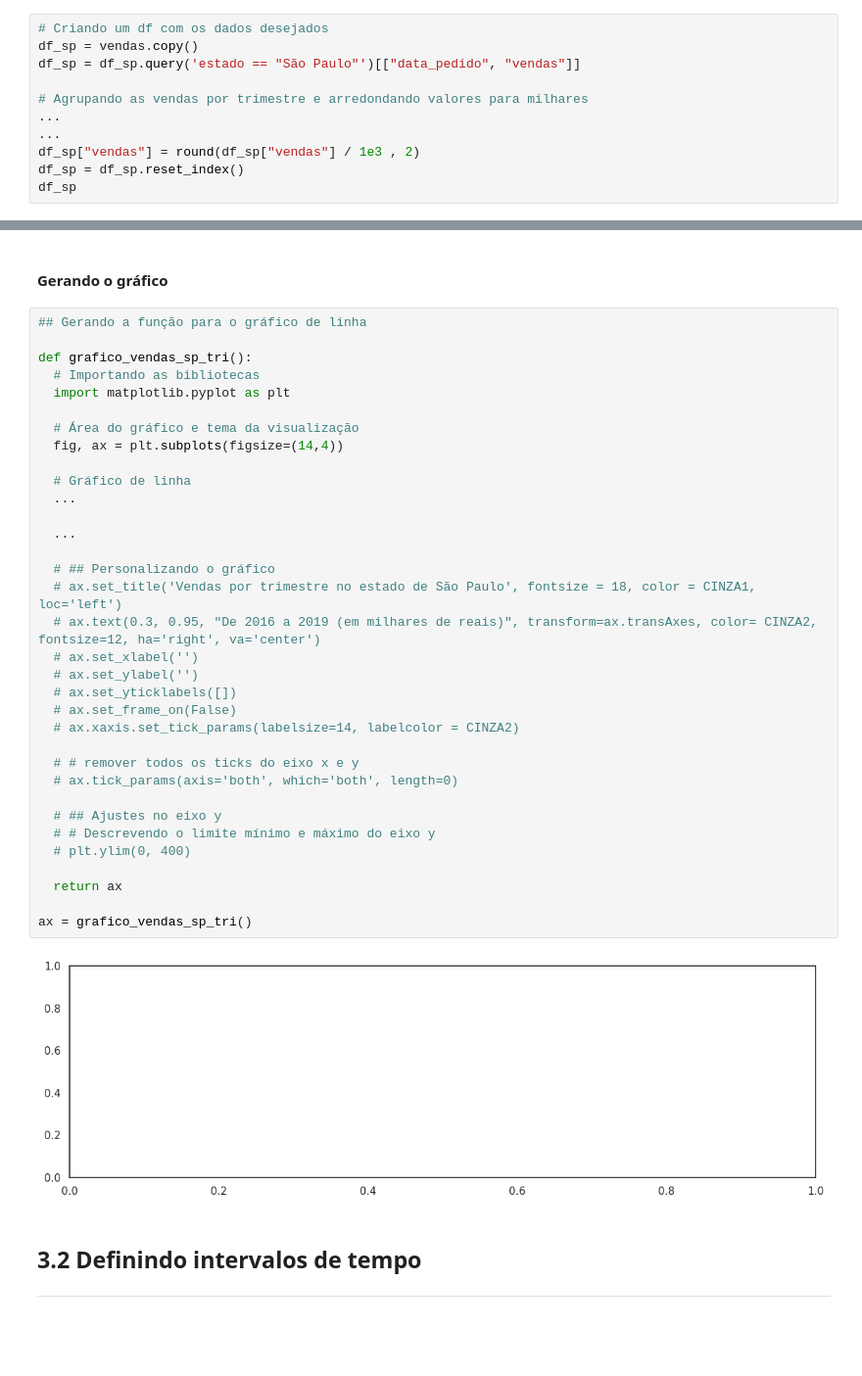
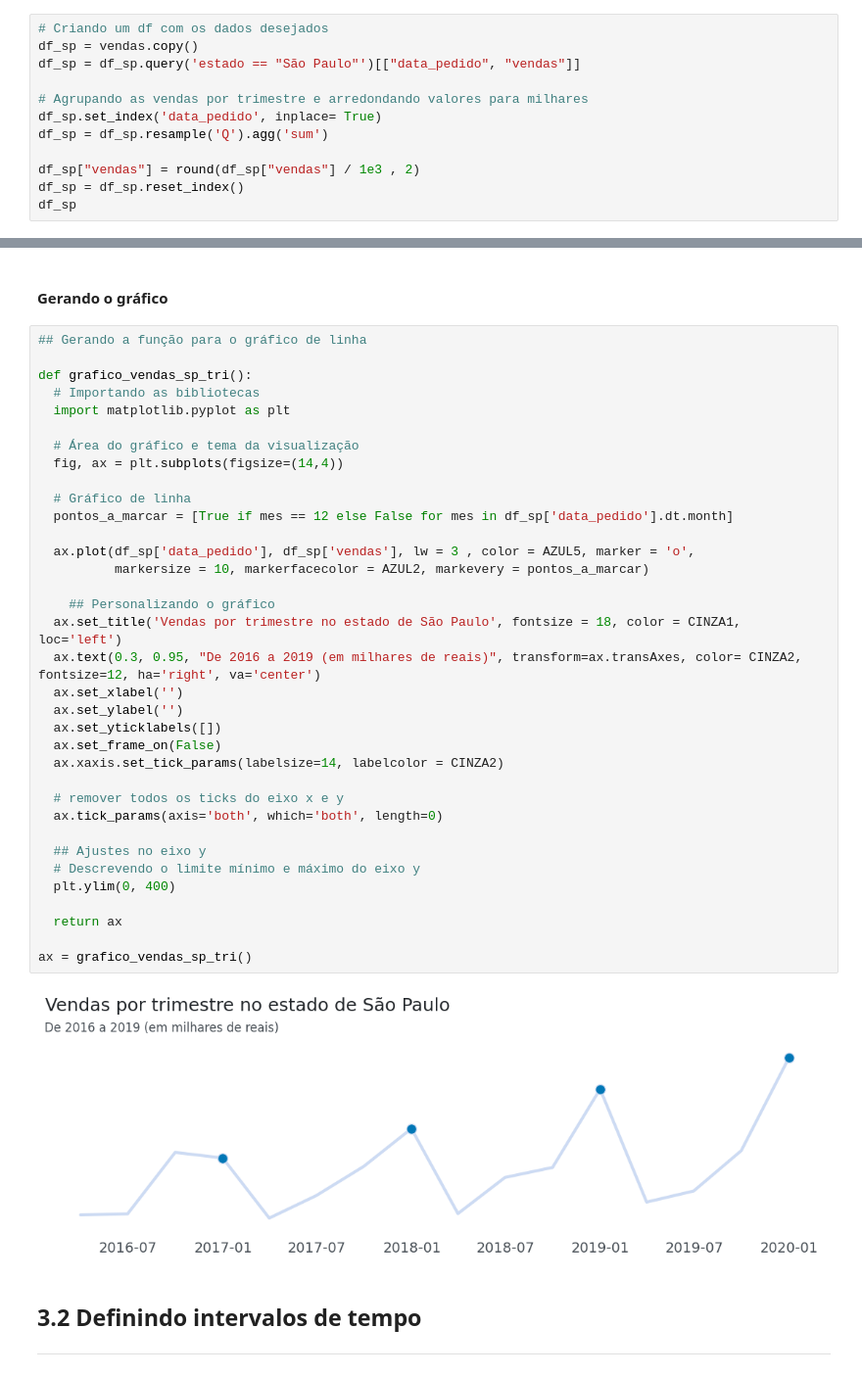
Before and after one commit to Lucas-lcs26/alura, a Jupyter notebook: Avançando em Data Science com Python/2 - Data Visualization gráficos de comparação e distribuição/Data Visualization gráficos de comparação e distribuição.ipynb, the cells around one changed output, grey strips where cells are left out. Shown at 98% size. Drawn from its saved outputs; the diff is of its cells as text; blank space fills up the shorter version.

```diff
--- a/Avançando em Data Science com Python/2 - Data Visualization gráficos de comparação e distribuição/Data Visualization gráficos de comparação e distribuição.ipynb
+++ b/Avançando em Data Science com Python/2 - Data Visualization gráficos de comparação e distribuição/Data Visualization gráficos de comparação e distribuição.ipynb
@@ -679,8 +693,9 @@ df_sp = vendas.copy()
 df_sp = df_sp.query('estado == "São Paulo"')[["data_pedido", "vendas"]]
 
 # Agrupando as vendas por trimestre e arredondando valores para milhares
-...
-...
+df_sp.set_index('data_pedido', inplace= True)
+df_sp = df_sp.resample('Q').agg('sum')
+
 df_sp["vendas"] = round(df_sp["vendas"] / 1e3 , 2)
 df_sp = df_sp.reset_index()
 df_sp
@@ -703,39 +722,40 @@ df_sp
 # %%
 ## Gerando a função para o gráfico de linha
 
 def grafico_vendas_sp_tri():
   # Importando as bibliotecas
   import matplotlib.pyplot as plt
 
   # Área do gráfico e tema da visualização
   fig, ax = plt.subplots(figsize=(14,4))
 
   # Gráfico de linha
-  ...
+  pontos_a_marcar = [True if mes == 12 else False for mes in df_sp['data_pedido'].dt.month]
 
-  ...
+  ax.plot(df_sp['data_pedido'], df_sp['vendas'], lw = 3 , color = AZUL5, marker = 'o',
+          markersize = 10, markerfacecolor = AZUL2, markevery = pontos_a_marcar)
 
-  # ## Personalizando o gráfico
-  # ax.set_title('Vendas por trimestre no estado de São Paulo', fontsize = 18, color = CINZA1, loc='left')
-  # ax.text(0.3, 0.95, "De 2016 a 2019 (em milhares de reais)", transform=ax.transAxes, color= CINZA2, fontsize=12, ha='right', va='center')
-  # ax.set_xlabel('')
-  # ax.set_ylabel('')
-  # ax.set_yticklabels([])
-  # ax.set_frame_on(False)
-  # ax.xaxis.set_tick_params(labelsize=14, labelcolor = CINZA2)
+    ## Personalizando o gráfico
+  ax.set_title('Vendas por trimestre no estado de São Paulo', fontsize = 18, color = CINZA1, loc='left')
+  ax.text(0.3, 0.95, "De 2016 a 2019 (em milhares de reais)", transform=ax.transAxes, color= CINZA2, fontsize=12, ha='right', va='center')
+  ax.set_xlabel('')
+  ax.set_ylabel('')
+  ax.set_yticklabels([])
+  ax.set_frame_on(False)
+  ax.xaxis.set_tick_params(labelsize=14, labelcolor = CINZA2)
 
-  # # remover todos os ticks do eixo x e y
-  # ax.tick_params(axis='both', which='both', length=0)
+  # remover todos os ticks do eixo x e y
+  ax.tick_params(axis='both', which='both', length=0)
 
-  # ## Ajustes no eixo y
-  # # Descrevendo o limite mínimo e máximo do eixo y
-  # plt.ylim(0, 400)
+  ## Ajustes no eixo y
+  # Descrevendo o limite mínimo e máximo do eixo y
+  plt.ylim(0, 400)
 
   return ax
 
 ax = grafico_vendas_sp_tri()
 # %% [output]
-[figure, old version]
+[figure, new version]
 # %% [markdown]
 ## **3.2 Definindo intervalos de tempo**
 
```
Also changed, not shown: parts of 22 cells of this notebook, 1 other file.
